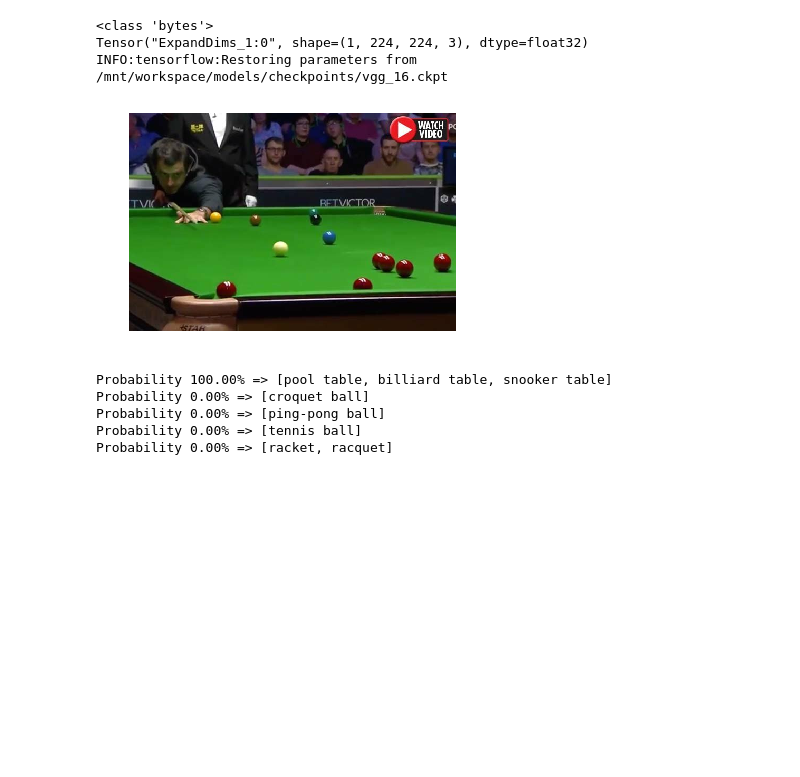
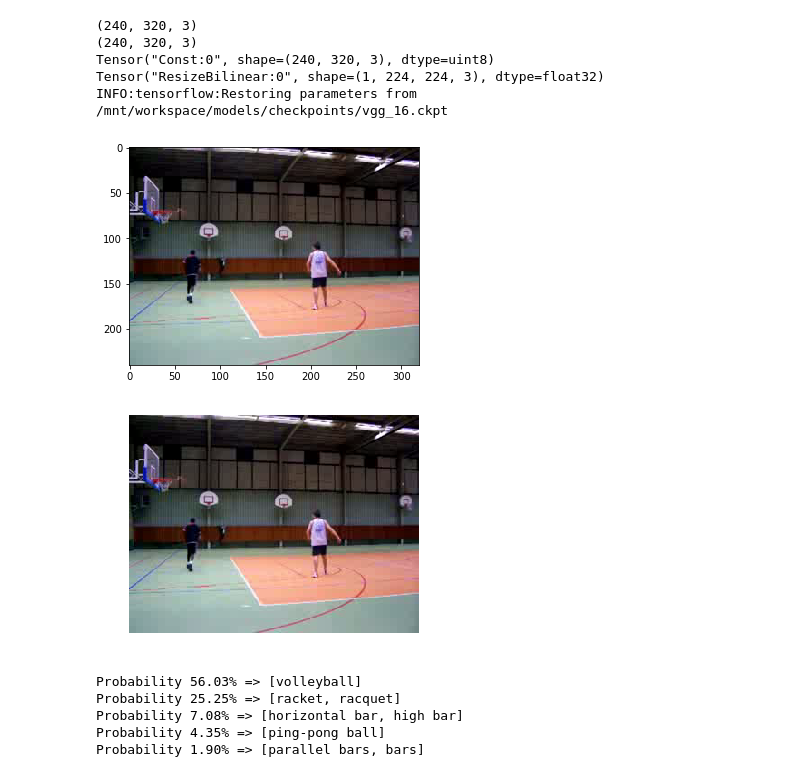
Before and after one commit to shakthisharavanan/ebrnn-tf, a Jupyter notebook: vgg16_test.ipynb, the cells around one changed output. Saved outputs shown, nothing was run; the diff lists cells and outputs as text; code cells hidden in the pictures; blank space fills up the shorter version.

```diff
--- a/vgg16_test.ipynb
+++ b/vgg16_test.ipynb
@@ -25,68 +84,73 @@ means = [123.68, 116.779, 103.939]
 image_size = vgg.vgg_16.default_image_size
 
 with tf.Graph().as_default():
-    url = 'https://upload.wikimedia.org/wikipedia/commons/d/d9/First_Student_IC_school_bus_202076.jpg'
-    url = "https://cdn.images.dailystar.co.uk/dynamic/63/photos/425000/620x/Ronnie-O-Sullivan-742226.jpg"
-    image_string = urllib.urlopen(url).read()
-    print(type(image_string))
+#     url = 'https://upload.wikimedia.org/wikipedia/commons/d/d9/First_Student_IC_school_bus_202076.jpg'
+#     url = "https://cdn.images.dailystar.co.uk/dynamic/63/photos/425000/620x/Ronnie-O-Sullivan-742226.jpg"
+#     image_string = urllib.urlopen(url).read()
+#     print(type(image_string))
 
 #     filename_queue = tf.train.string_input_producer(['/mnt/workspace/ebrnn-tf/download 1.png']) #  list of files to read
 #     reader = tf.WholeFileReader()
 #     key, image_string = reader.read(filename_queue)
 
-# #     img = plt.imread('/mnt/workspace/datasets/ucf101/ucf24/rgb-images/GolfSwing/v_GolfSwing_g01_c01/00001.jpg')
-# #     img = plt.imread('/mnt/workspace/datasets/ucf101/ucf24/rgb-images/GolfSwing/v_GolfSwing_g01_c01/00001.jpg')
-#     img = plt.imread('./snooker.jpg')
-#     print(np.shape(img))
-# #     plt.imshow(img[:,:,:3])
-#     image = tf.convert_to_tensor(img[:,:,:3], dtype=tf.uint8)
-#     processed_images1  = tf.expand_dims(image, 0)
-#     print(image)
-#     normalized_images1 = tf.image.resize_images(processed_images1, [image_size,image_size])
-#     print(normalized_images1)
-#     channels = tf.split(axis=3, num_or_size_splits=3, value=normalized_images1)
-#     for j in range(3):
-#         channels[j] -= means[j]
-#     processed_images = tf.concat(axis=3, values=channels)
+#     img = plt.imread('/mnt/workspace/datasets/ucf101/ucf24/rgb-images/GolfSwing/v_GolfSwing_g01_c01/00001.jpg')
+#     img = plt.imread('/mnt/workspace/datasets/ucf101/ucf24/rgb-images/GolfSwing/v_GolfSwing_g01_c01/00001.jpg')
+#     img = plt.imread('./test.png')
+    print(np.shape(img))
+#     img = img[:,:,:3]
+    print(np.shape(img))
+    plt.imshow(img)
+    image = tf.convert_to_tensor(img, dtype=tf.uint8)
+    processed_images1  = tf.expand_dims(image, 0)
+    print(image)
+    normalized_images1 = tf.image.resize_images(processed_images1, [image_size,image_size])
+    print(normalized_images1)
+    channels = tf.split(axis=3, num_or_size_splits=3, value=normalized_images1)
+    for j in range(3):
+        channels[j] -= means[j]
+    processed_images = tf.concat(axis=3, values=channels)
 
-    image = tf.image.decode_jpeg(image_string, channels=3)
-    processed_image = vgg_preprocessing.preprocess_image(image, image_size, image_size, is_training=False)
-    processed_images  = tf.expand_dims(processed_image, 0)
-    print(processed_images)
+#     image = tf.image.decode_jpeg(image_string, channels=3)
+#     processed_image = vgg_preprocessing.preprocess_image(image, image_size, image_size, is_training=False)
+#     processed_images  = tf.expand_dims(processed_image, 0)
+#     print(processed_images)
 
     # Create the model, use the default arg scope to configure the batch norm parameters.
     with slim.arg_scope(vgg.vgg_arg_scope()):
         # 1000 classes instead of 1001.
         logits, _ = vgg.vgg_16(processed_images, num_classes=1000, is_training=False)
     probabilities = tf.nn.softmax(logits)
 
     init_fn = slim.assign_from_checkpoint_fn(
         os.path.join(checkpoints_dir, 'vgg_16.ckpt'),
         slim.get_model_variables('vgg_16'))
 
     with tf.Session() as sess:
         init_fn(sess)
         np_image, probabilities = sess.run([image, probabilities])
         probabilities = probabilities[0, 0:]
         sorted_inds = [i[0] for i in sorted(enumerate(-probabilities), key=lambda x:x[1])]
 
     plt.figure()
     plt.imshow(np_image.astype(np.uint8))
     plt.axis('off')
     plt.show()
 
     names = imagenet.create_readable_names_for_imagenet_labels()
     for i in range(5):
         index = sorted_inds[i]
         # Shift the index of a class name by one.
         print('Probability %0.2f%% => [%s]' % (probabilities[index] * 100, names[index+1]))
 # %% [output]
-<class 'bytes'>
-Tensor("ExpandDims_1:0", shape=(1, 224, 224, 3), dtype=float32)
+(240, 320, 3)
+(240, 320, 3)
+Tensor("Const:0", shape=(240, 320, 3), dtype=uint8)
+Tensor("ResizeBilinear:0", shape=(1, 224, 224, 3), dtype=float32)
 INFO:tensorflow:Restoring parameters from /mnt/workspace/models/checkpoints/vgg_16.ckpt
-[figure, old version]
+[figure, new version]
+[figure, added]
-Probability 100.00% => [pool table, billiard table, snooker table]
-Probability 0.00% => [croquet ball]
-Probability 0.00% => [ping-pong ball]
-Probability 0.00% => [tennis ball]
-Probability 0.00% => [racket, racquet]
+Probability 56.03% => [volleyball]
+Probability 25.25% => [racket, racquet]
+Probability 7.08% => [horizontal bar, high bar]
+Probability 4.35% => [ping-pong ball]
+Probability 1.90% => [parallel bars, bars]
```
Also changed, not shown: parts of 2 cells of this notebook, 8 other files.
